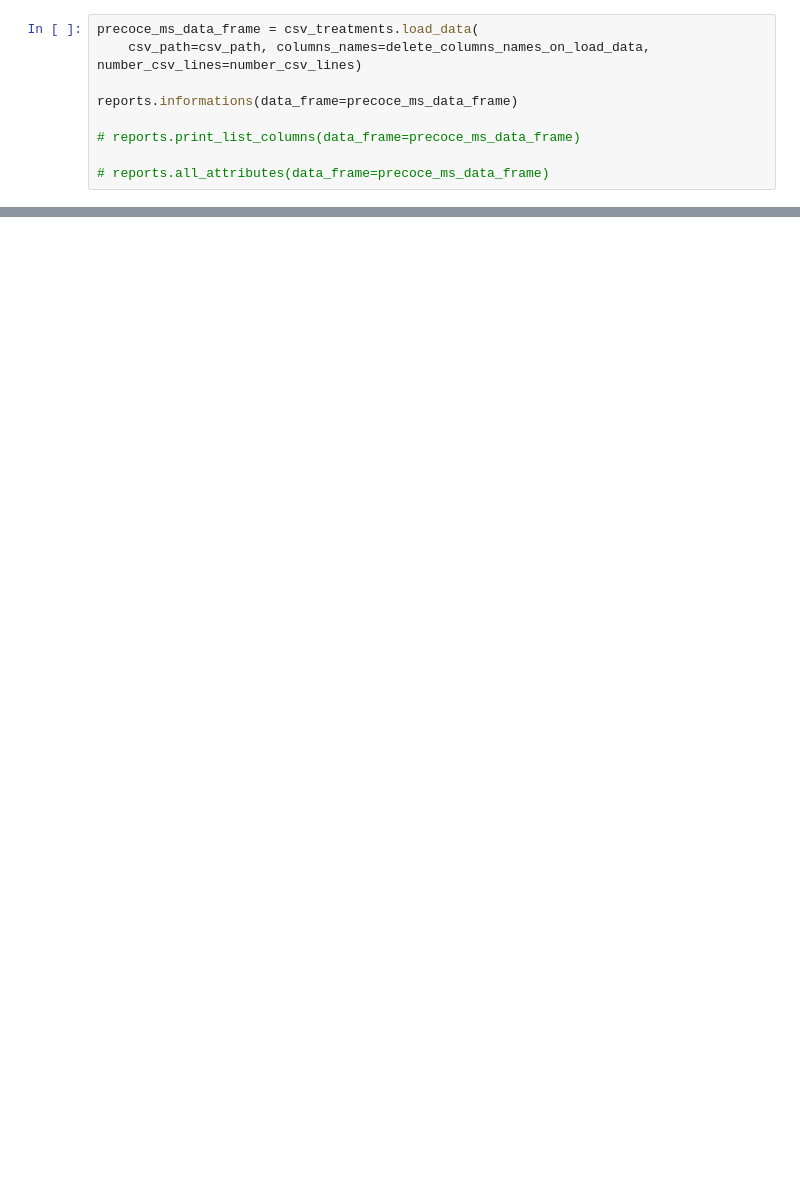
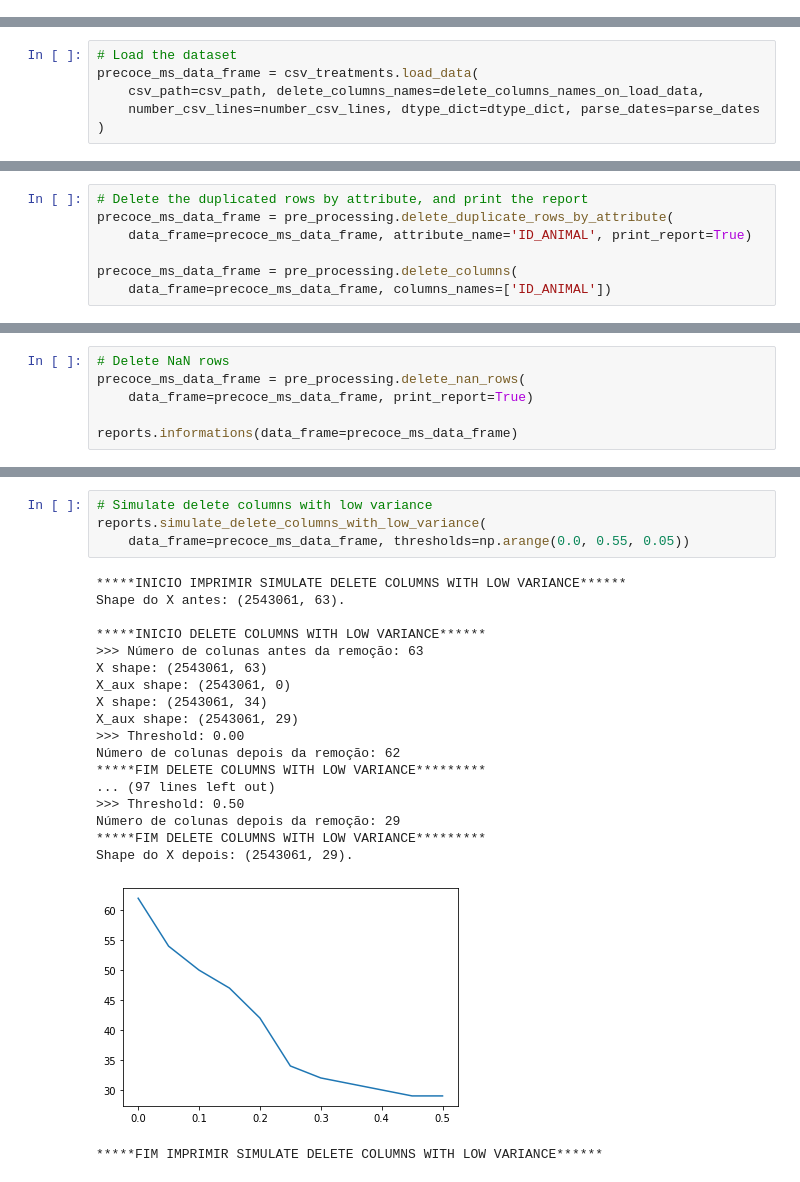
Before and after one commit to rafamarquesi/precoce-ms-classification, a Jupyter notebook: main.ipynb, the cells around one changed output, grey strips where cells are left out. Cells and saved outputs as stored; diff of their text form; blank space fills up the shorter version.

```diff
--- a/main.ipynb
+++ b/main.ipynb
@@ -59,9 +150,0 @@ models_results = {}
-# %%
-precoce_ms_data_frame = csv_treatments.load_data(
-    csv_path=csv_path, columns_names=delete_columns_names_on_load_data, number_csv_lines=number_csv_lines)
-
-reports.informations(data_frame=precoce_ms_data_frame)
-
-# reports.print_list_columns(data_frame=precoce_ms_data_frame)
-
-# reports.all_attributes(data_frame=precoce_ms_data_frame)
@@ -374,0 +153,6 @@ Boxplot de acurácia de todos os modelos:
+# %%
+# Load the dataset
+precoce_ms_data_frame = csv_treatments.load_data(
+    csv_path=csv_path, delete_columns_names=delete_columns_names_on_load_data,
+    number_csv_lines=number_csv_lines, dtype_dict=dtype_dict, parse_dates=parse_dates
+)
@@ -374,0 +204,7 @@ Boxplot de acurácia de todos os modelos:
+# %%
+# Delete the duplicated rows by attribute, and print the report
+precoce_ms_data_frame = pre_processing.delete_duplicate_rows_by_attribute(
+    data_frame=precoce_ms_data_frame, attribute_name='ID_ANIMAL', print_report=True)
+
+precoce_ms_data_frame = pre_processing.delete_columns(
+    data_frame=precoce_ms_data_frame, columns_names=['ID_ANIMAL'])
@@ -374,0 +254,6 @@ Boxplot de acurácia de todos os modelos:
+# %%
+# Delete NaN rows
+precoce_ms_data_frame = pre_processing.delete_nan_rows(
+    data_frame=precoce_ms_data_frame, print_report=True)
+
+reports.informations(data_frame=precoce_ms_data_frame)
@@ -374,0 +330,24 @@ Boxplot de acurácia de todos os modelos:
+# %%
+# Simulate delete columns with low variance
+reports.simulate_delete_columns_with_low_variance(
+    data_frame=precoce_ms_data_frame, thresholds=np.arange(0.0, 0.55, 0.05))
+# %% [output]
+*****INICIO IMPRIMIR SIMULATE DELETE COLUMNS WITH LOW VARIANCE******
+Shape do X antes: (2543061, 63).
+
+*****INICIO DELETE COLUMNS WITH LOW VARIANCE******
+>>> Número de colunas antes da remoção: 63
+X shape: (2543061, 63)
+X_aux shape: (2543061, 0)
+X shape: (2543061, 34)
+X_aux shape: (2543061, 29)
+>>> Threshold: 0.00
+Número de colunas depois da remoção: 62
+*****FIM DELETE COLUMNS WITH LOW VARIANCE*********
+... (97 lines left out)
+>>> Threshold: 0.50
+Número de colunas depois da remoção: 29
+*****FIM DELETE COLUMNS WITH LOW VARIANCE*********
+Shape do X depois: (2543061, 29).
+[figure, added]
+*****FIM IMPRIMIR SIMULATE DELETE COLUMNS WITH LOW VARIANCE******
```
Also changed, not shown: parts of 27 cells of this notebook.
